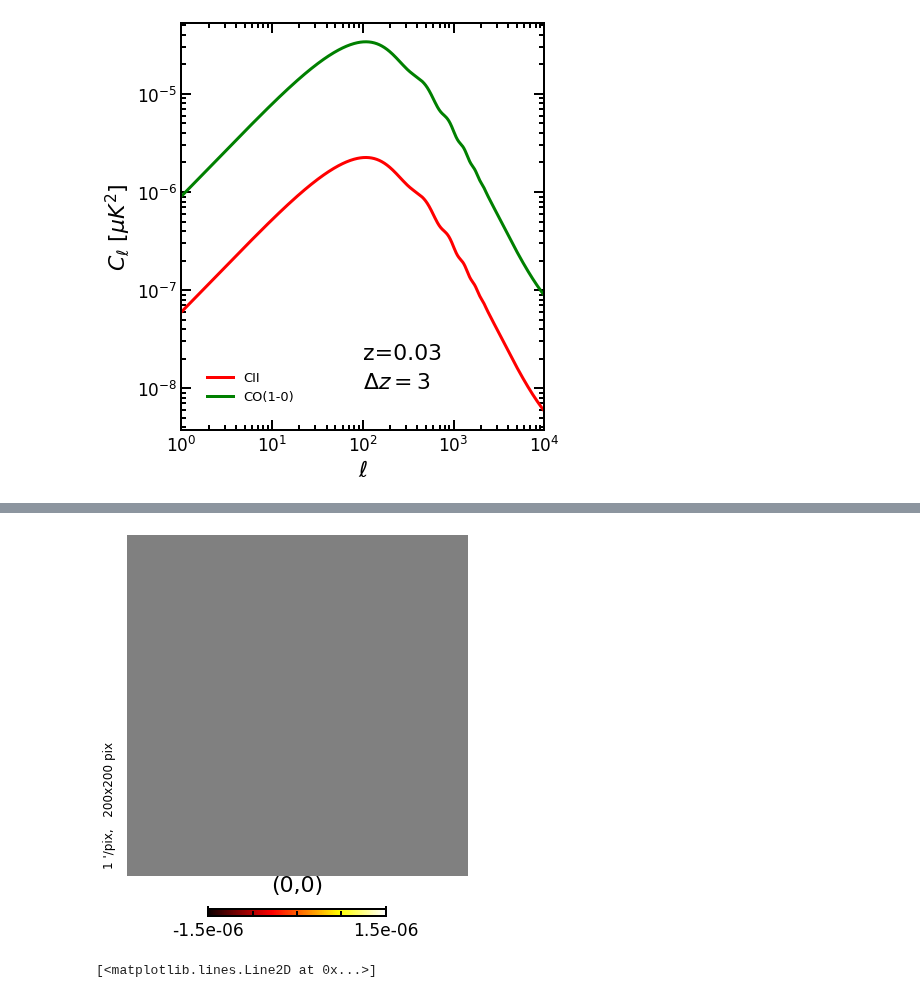
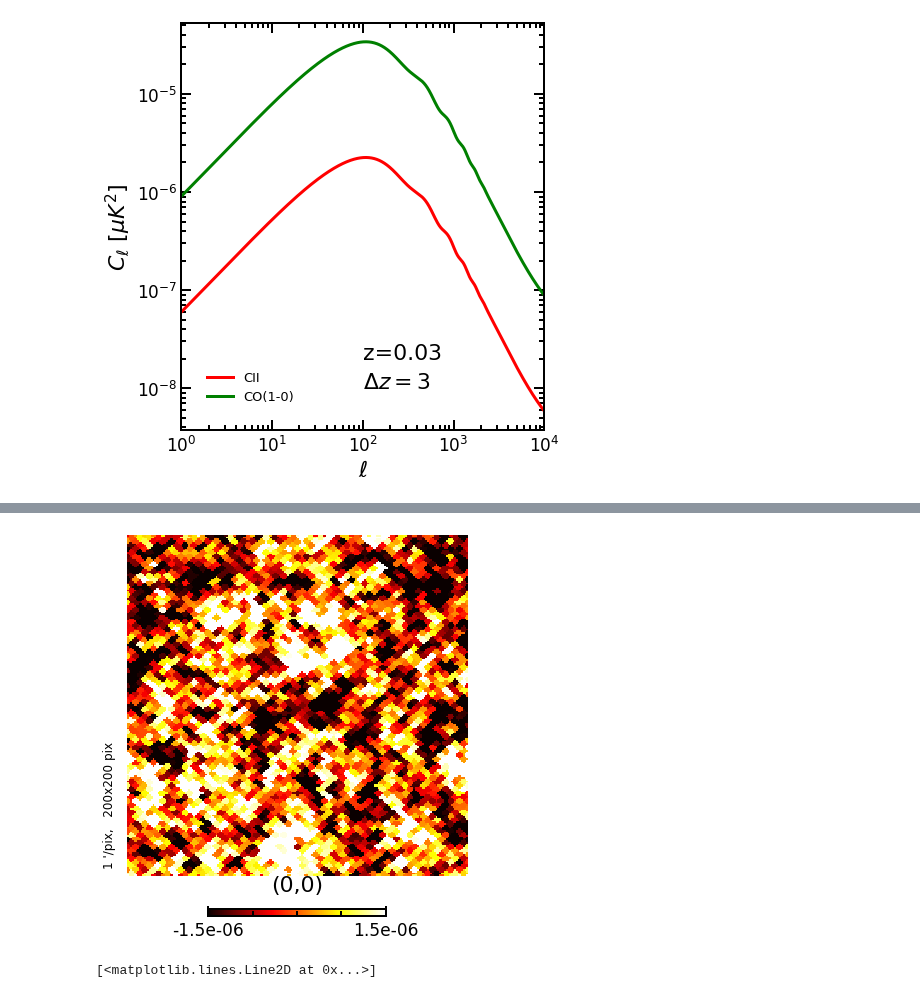
Before and after one commit to Anirbancosmo/Limpy, a Jupyter notebook: notebook/theory.ipynb, the cells around one changed output, grey strips where cells are left out. Drawn from its saved outputs; the diff is of its cells as text; code cells hidden in the pictures.

```diff
--- a/notebook/theory.ipynb
+++ b/notebook/theory.ipynb
@@ -201,7 +202,7 @@ plt.legend(loc=0, frameon=False)
 <matplotlib.legend.Legend at 0x...>
 [figure]
 # %%
-ell=np.linspace(0,10000,num=10001)
+ell=np.linspace(1,10000,num=10000)
 # %%
 z=3
 deltaz=0.03
@@ -233,8 +243,8 @@ plt.savefig("map_CII.png")
 # %%
 np.random.seed(11)
 import healpy as hp
-map_co=hp.synfast(cl_co,nside=2048)
+map_co=hp.synfast(cl_co,nside=1024)
 hp.gnomview(map_co, reso=1,min=-1.5e-6, max=1.5e-6, title='',cmap=plt.cm.get_cmap('hot'))
 plt.savefig("map_CO.png")
 # %% [output]
-[figure, old version]
+[figure, new version]
```
Also changed, not shown: parts of 13 cells of this notebook, 4 other files.
